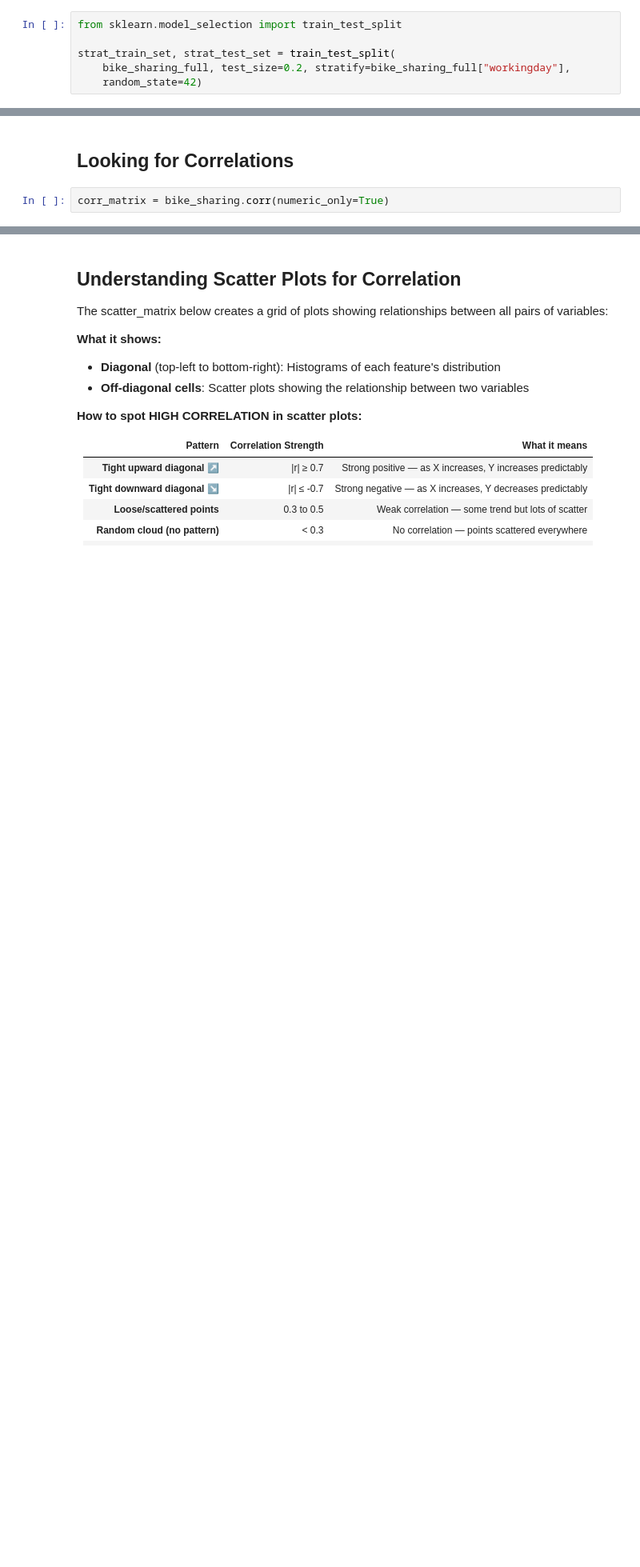
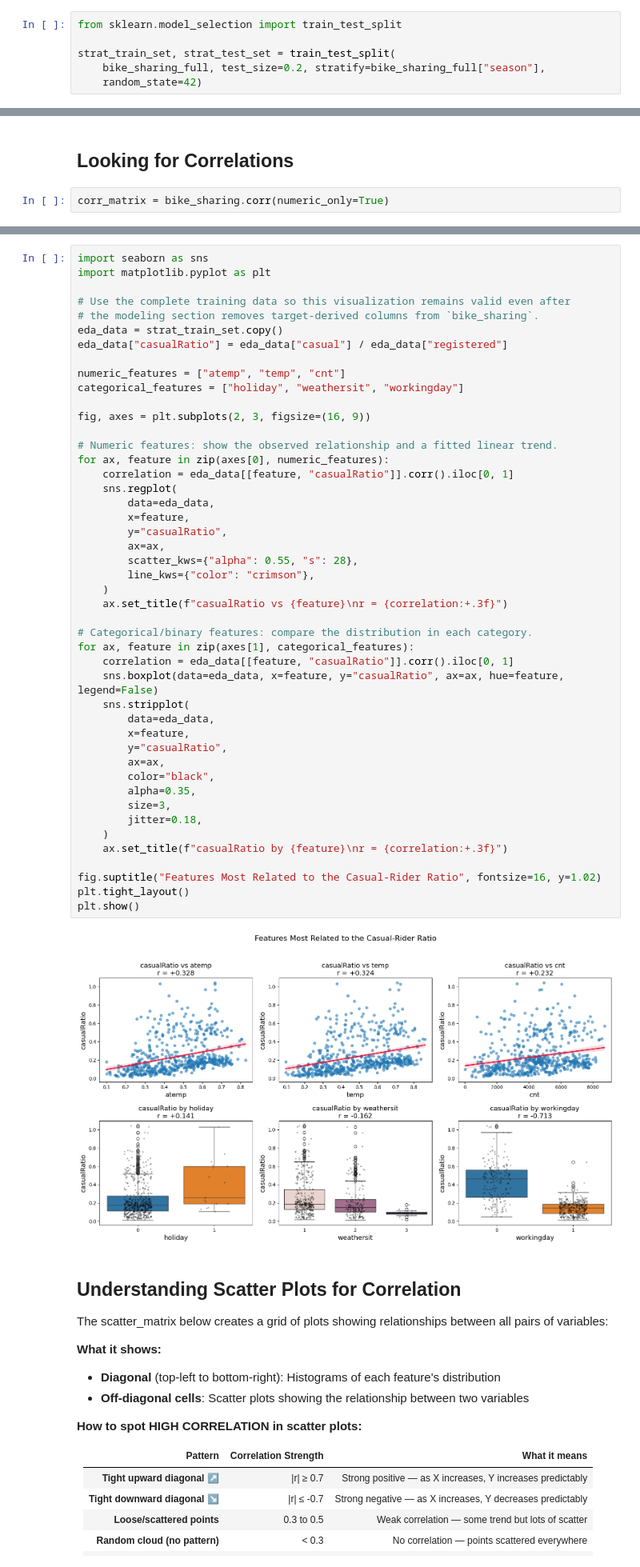
Before and after one commit to ageron/handson-mlp, a Jupyter notebook: 02_end_to_end_machine_learning_project_bike_sharing_dataset.ipynb, the cells around one changed output, grey strips where cells are left out. Shown at 80% size. Saved outputs shown, nothing was run; the diff lists cells and outputs as text; blank space fills up the shorter version.

```diff
--- a/02_end_to_end_machine_learning_project_bike_sharing_dataset.ipynb
+++ b/02_end_to_end_machine_learning_project_bike_sharing_dataset.ipynb
@@ -183,6 +222,6 @@ plt.show()
 from sklearn.model_selection import train_test_split
 
 strat_train_set, strat_test_set = train_test_split(
-    bike_sharing_full, test_size=0.2, stratify=bike_sharing_full["workingday"],
+    bike_sharing_full, test_size=0.2, stratify=bike_sharing_full["season"],
     random_state=42)
 # %%
@@ -248,3 +315,51 @@ Name: casualRatio, dtype: float64
+# %%
+import seaborn as sns
+import matplotlib.pyplot as plt
+
+# Use the complete training data so this visualization remains valid even after
+# the modeling section removes target-derived columns from `bike_sharing`.
+eda_data = strat_train_set.copy()
+eda_data["casualRatio"] = eda_data["casual"] / eda_data["registered"]
+
+numeric_features = ["atemp", "temp", "cnt"]
+categorical_features = ["holiday", "weathersit", "workingday"]
+
+fig, axes = plt.subplots(2, 3, figsize=(16, 9))
+
+# Numeric features: show the observed relationship and a fitted linear trend.
+for ax, feature in zip(axes[0], numeric_features):
+    correlation = eda_data[[feature, "casualRatio"]].corr().iloc[0, 1]
+    sns.regplot(
+        data=eda_data,
+        x=feature,
+        y="casualRatio",
+        ax=ax,
+        scatter_kws={"alpha": 0.55, "s": 28},
+        line_kws={"color": "crimson"},
+    )
+    ax.set_title(f"casualRatio vs {feature}\nr = {correlation:+.3f}")
+
+# Categorical/binary features: compare the distribution in each category.
+for ax, feature in zip(axes[1], categorical_features):
+    correlation = eda_data[[feature, "casualRatio"]].corr().iloc[0, 1]
+    sns.boxplot(data=eda_data, x=feature, y="casualRatio", ax=ax, hue=feature, legend=False)
+    sns.stripplot(
+        data=eda_data,
+        x=feature,
+        y="casualRatio",
+        ax=ax,
+        color="black",
+        alpha=0.35,
+        size=3,
+        jitter=0.18,
+    )
+    ax.set_title(f"casualRatio by {feature}\nr = {correlation:+.3f}")
+
+fig.suptitle("Features Most Related to the Casual-Rider Ratio", fontsize=16, y=1.02)
+plt.tight_layout()
+plt.show()
+# %% [output]
+[figure, added]
 # %% [markdown]
 ## Understanding Scatter Plots for Correlation
 
```
Also changed, not shown: parts of 72 cells of this notebook, 2 other files.
